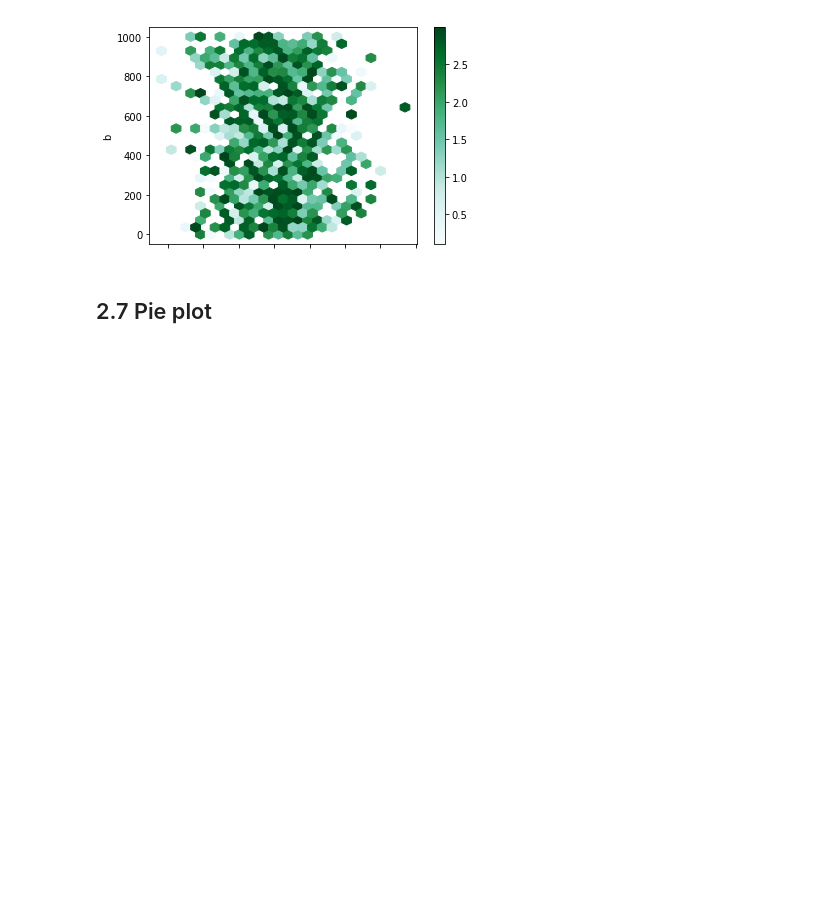
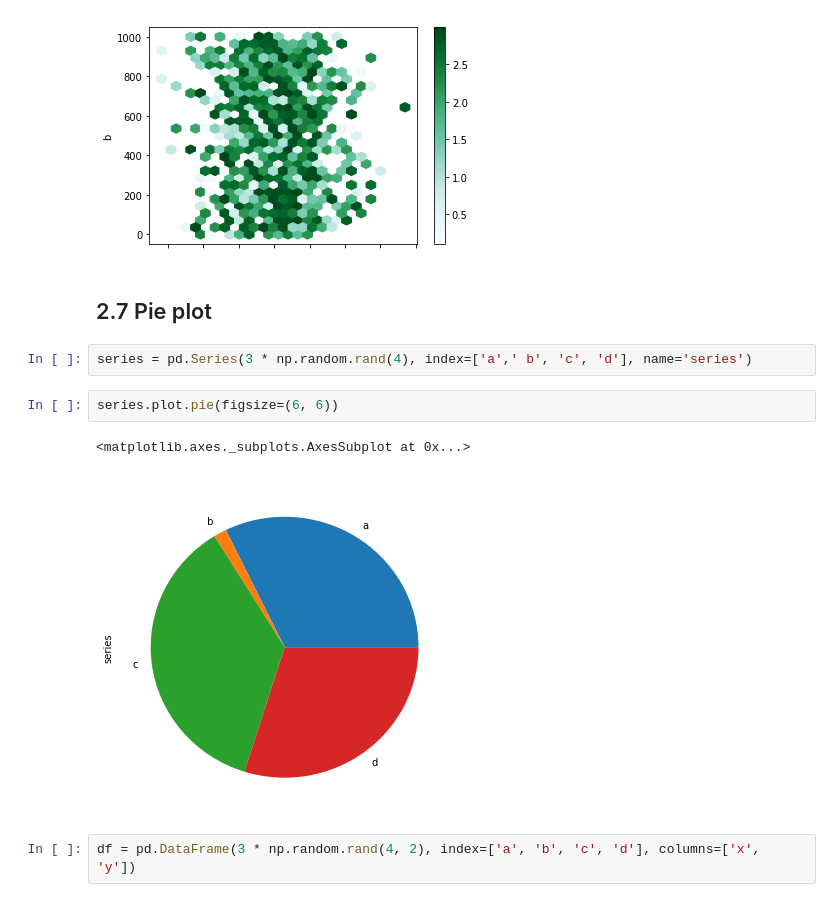
Before and after one commit to walmirsilva/python-data-science-study, a Jupyter notebook: notebooks/pandas/pydata/Visualização de gráficos - Pandas.ipynb, the cells around one changed output. Saved outputs shown, nothing was run; the diff lists cells and outputs as text; blank space fills up the shorter version.

Commit message:
Finalizando o estudo de Vizualização de dados Matplotlib - pandas - pydata

```diff
--- a/notebooks/pandas/pydata/Visualização de gráficos - Pandas.ipynb
+++ b/notebooks/pandas/pydata/Visualização de gráficos - Pandas.ipynb
@@ -422,3 +422,12 @@ df.plot.hexbin(x='a', y='b', C='z', reduce_C_function=np.max, gridsize=25)
 [figure]
 # %% [markdown]
 ## 2.7 Pie plot
+# %%
+series = pd.Series(3 * np.random.rand(4), index=['a',' b', 'c', 'd'], name='series')
+# %%
+series.plot.pie(figsize=(6, 6))
+# %% [output]
+<matplotlib.axes._subplots.AxesSubplot at 0x...>
+[figure, added]
+# %%
+df = pd.DataFrame(3 * np.random.rand(4, 2), index=['a', 'b', 'c', 'd'], columns=['x', 'y'])
```
Also changed, not shown: parts of 158 cells of this notebook, 1 other file.
